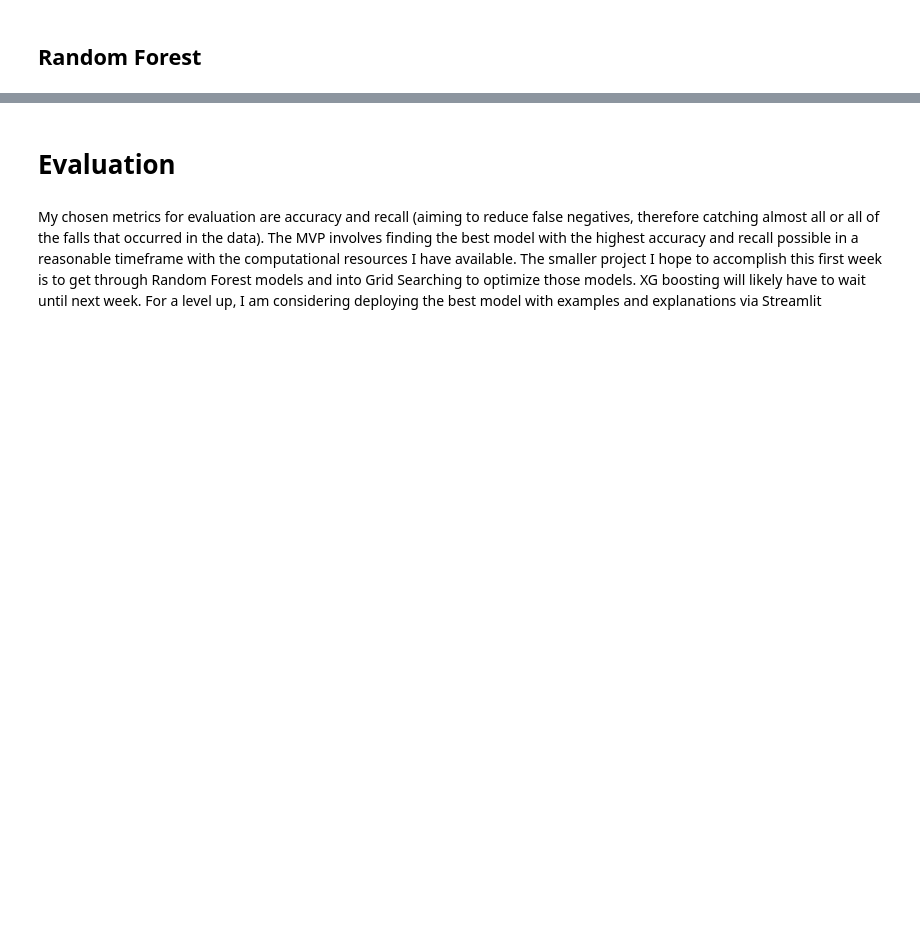
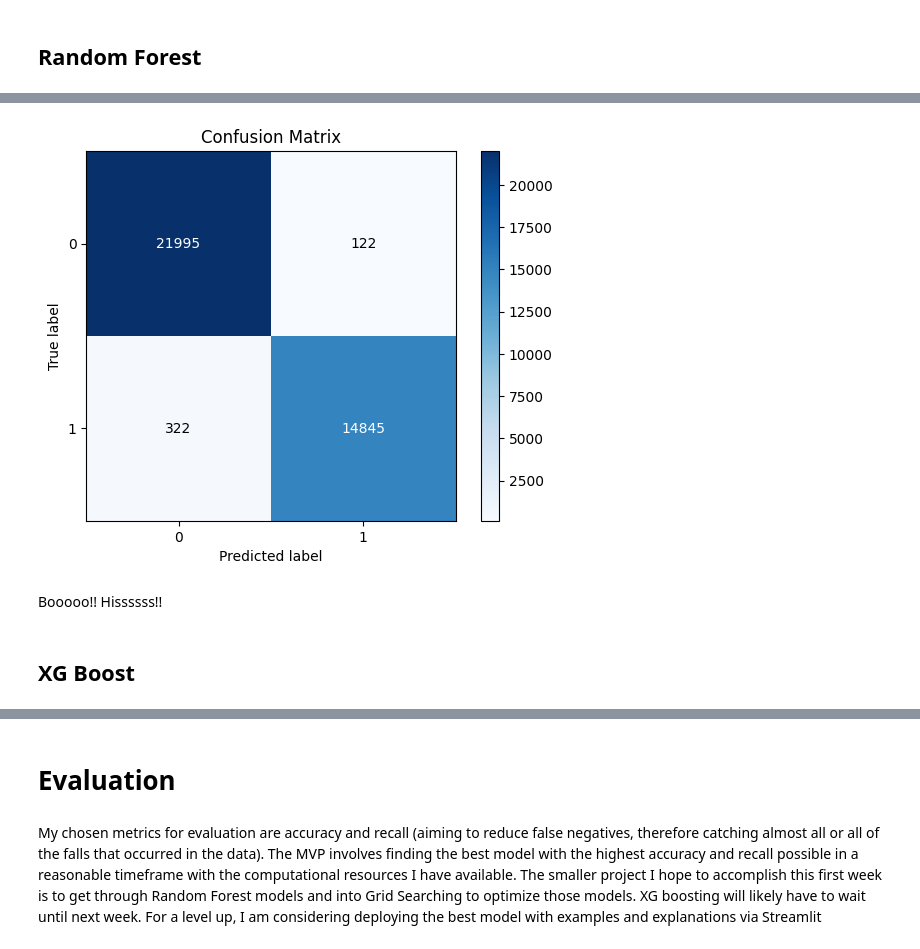
Before and after one commit to mccafj/Fall_Detection_Model, a Jupyter notebook: scratch_notebook.ipynb, the cells around one changed output, grey strips where cells are left out. Cells and saved outputs as stored; diff of their text form; code cells hidden in the pictures; blank space fills up the shorter version.

```diff
--- a/scratch_notebook.ipynb
+++ b/scratch_notebook.ipynb
@@ -1346,0 +1628,2 @@ print(classification_report(y_train, y_pred_rfc))
+# %%
+gbc = GradientBoostingClassifier()
@@ -1346,0 +1657,2 @@ print(classification_report(y_train, y_pred_rfc))
+# %%
+y_pred_gbc = gbc.predict(X_tr_ct)
@@ -1346,0 +1670,9 @@ print(classification_report(y_train, y_pred_rfc))
+# %%
+skplt.metrics.plot_confusion_matrix(y_train, y_pred_gbc, normalize=False)
+plt.show()
+# %% [output]
+[figure, added]
+# %% [markdown]
+Booooo!!  Hissssss!!
+# %% [markdown]
+## XG Boost
```
Also changed, not shown: parts of 151 cells of this notebook.
